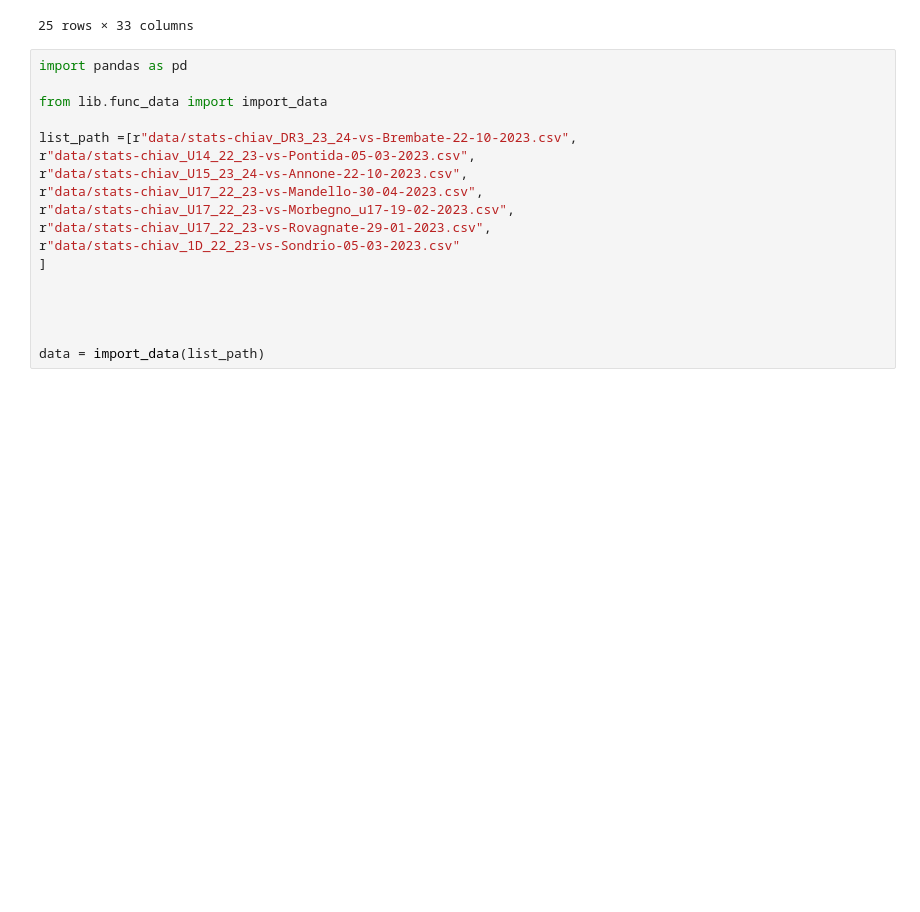
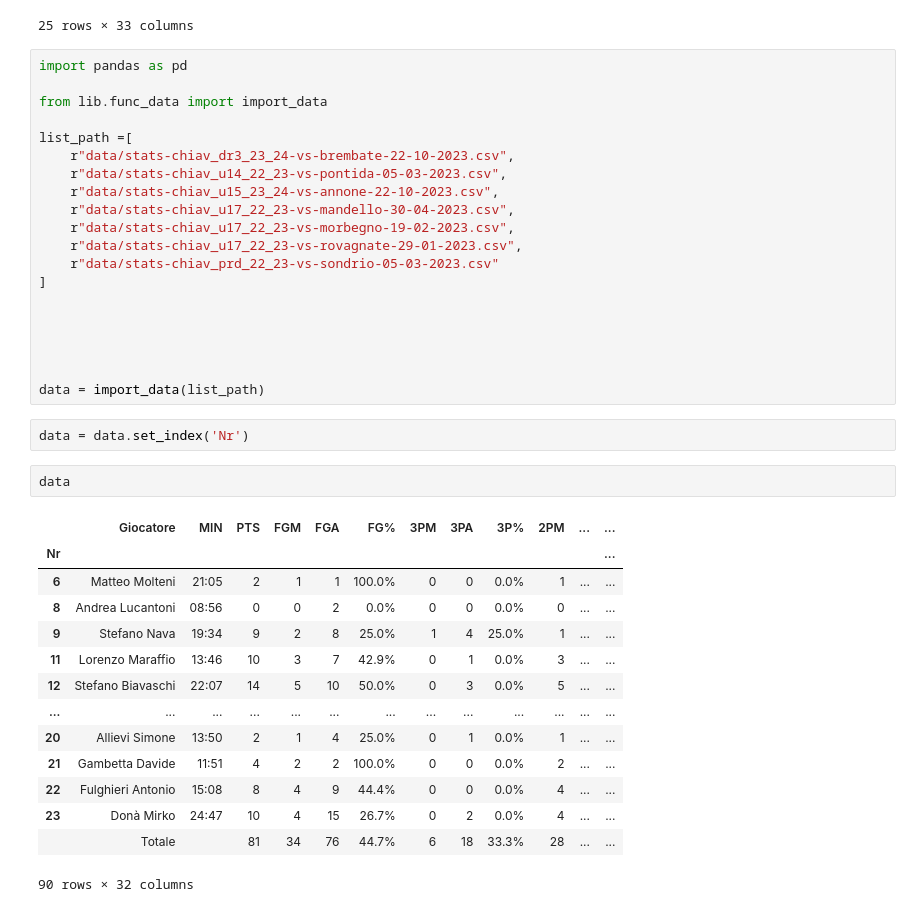
Before and after one commit to stefanobiavaschi/test_streamlit_2, a Jupyter notebook: notebook_test.ipynb, the cells around one changed output. Saved outputs shown, nothing was run; the diff lists cells and outputs as text; blank space fills up the shorter version.

Commit message:
index

```diff
--- a/notebook_test.ipynb
+++ b/notebook_test.ipynb
@@ -62,16 +62,37 @@ import pandas as pd
 
 from lib.func_data import import_data
 
-list_path =[r"data/stats-chiav_DR3_23_24-vs-Brembate-22-10-2023.csv",
-r"data/stats-chiav_U14_22_23-vs-Pontida-05-03-2023.csv",
-r"data/stats-chiav_U15_23_24-vs-Annone-22-10-2023.csv",
-r"data/stats-chiav_U17_22_23-vs-Mandello-30-04-2023.csv",
-r"data/stats-chiav_U17_22_23-vs-Morbegno_u17-19-02-2023.csv",
-r"data/stats-chiav_U17_22_23-vs-Rovagnate-29-01-2023.csv",
-r"data/stats-chiav_1D_22_23-vs-Sondrio-05-03-2023.csv"
+list_path =[
+    r"data/stats-chiav_dr3_23_24-vs-brembate-22-10-2023.csv",
+    r"data/stats-chiav_u14_22_23-vs-pontida-05-03-2023.csv",
+    r"data/stats-chiav_u15_23_24-vs-annone-22-10-2023.csv",
+    r"data/stats-chiav_u17_22_23-vs-mandello-30-04-2023.csv",
+    r"data/stats-chiav_u17_22_23-vs-morbegno-19-02-2023.csv",
+    r"data/stats-chiav_u17_22_23-vs-rovagnate-29-01-2023.csv",
+    r"data/stats-chiav_prd_22_23-vs-sondrio-05-03-2023.csv"
 ]
 
 
 
 
+
 data = import_data(list_path)
+# %%
+data = data.set_index('Nr')
+# %%
+data
+# %% [output]
+|  | Giocatore | MIN | PTS | FGM | FGA | FG% | 3PM | 3PA | 3P% | 2PM | ... | ... |
+| Nr |  |  |  |  |  |  |  |  |  |  |  | ... |
+| 6 | Matteo Molteni | 21:05 | 2 | 1 | 1 | 100.0% | 0 | 0 | 0.0% | 1 | ... | ... |
+| 8 | Andrea Lucantoni | 08:56 | 0 | 0 | 2 | 0.0% | 0 | 0 | 0.0% | 0 | ... | ... |
+| 9 | Stefano Nava | 19:34 | 9 | 2 | 8 | 25.0% | 1 | 4 | 25.0% | 1 | ... | ... |
+| 11 | Lorenzo Maraffio | 13:46 | 10 | 3 | 7 | 42.9% | 0 | 1 | 0.0% | 3 | ... | ... |
+| 12 | Stefano Biavaschi | 22:07 | 14 | 5 | 10 | 50.0% | 0 | 3 | 0.0% | 5 | ... | ... |
+| ... | ... | ... | ... | ... | ... | ... | ... | ... | ... | ... | ... | ... |
+| 20 | Allievi Simone | 13:50 | 2 | 1 | 4 | 25.0% | 0 | 1 | 0.0% | 1 | ... | ... |
+| 21 | Gambetta Davide | 11:51 | 4 | 2 | 2 | 100.0% | 0 | 0 | 0.0% | 2 | ... | ... |
+| 22 | Fulghieri Antonio | 15:08 | 8 | 4 | 9 | 44.4% | 0 | 0 | 0.0% | 4 | ... | ... |
+| 23 | Donà Mirko | 24:47 | 10 | 4 | 15 | 26.7% | 0 | 2 | 0.0% | 4 | ... | ... |
+|  | Totale |  | 81 | 34 | 76 | 44.7% | 6 | 18 | 33.3% | 28 | ... | ... |
+90 rows × 32 columns
```
Also changed, not shown: 1 other file.
